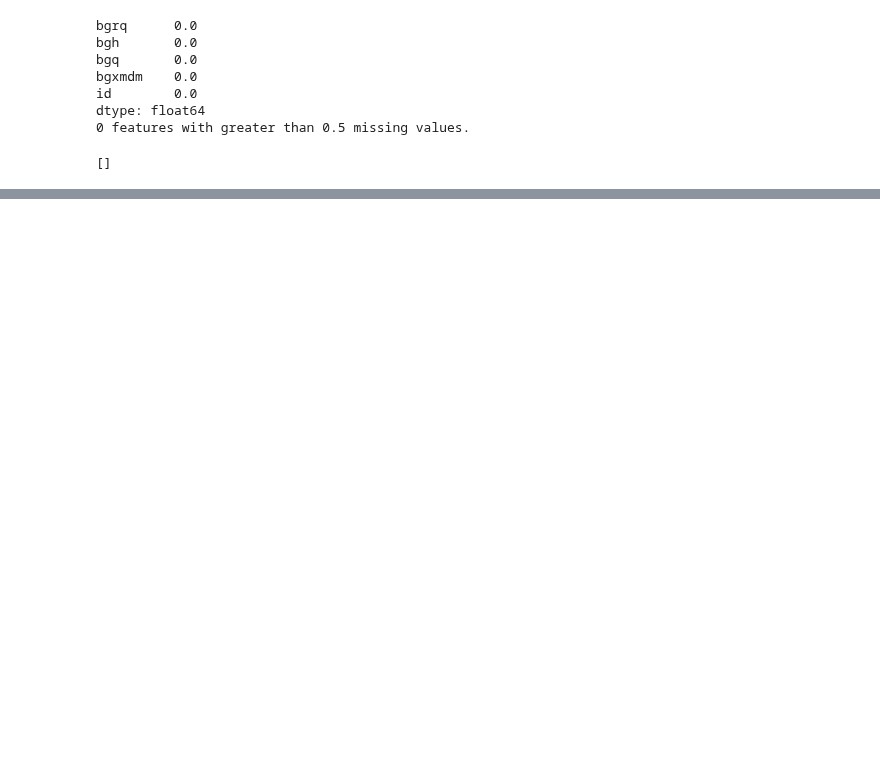
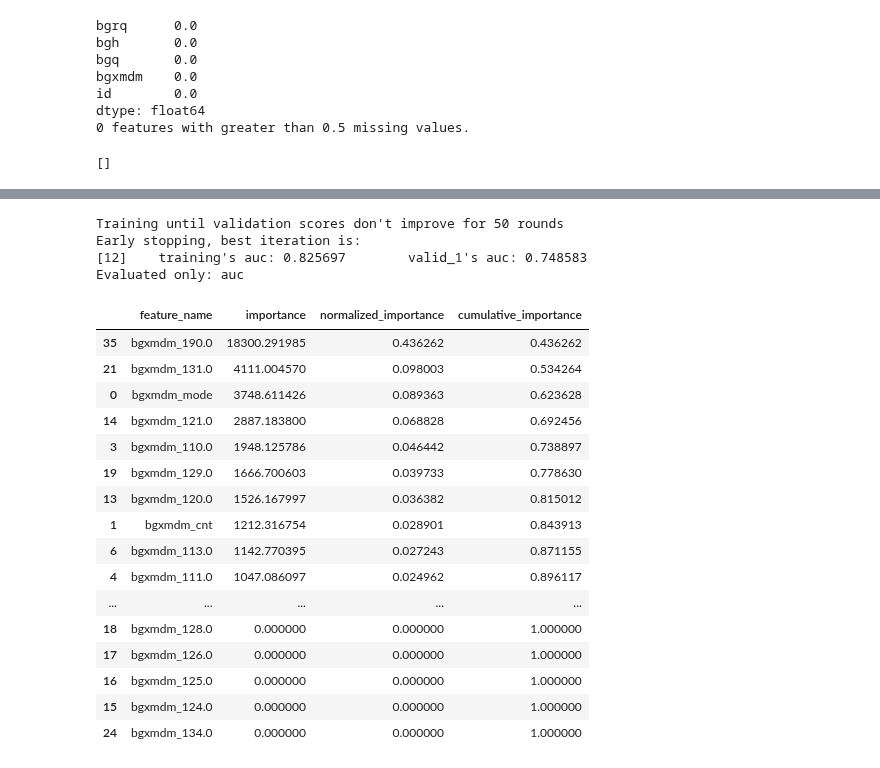
Before and after one commit to michaelzhouy/Competition, a Jupyter notebook: 04-DataFountain/00-CCF/02-企业非法集资风险预测/train/EDA/数据集4：change_info.csv.ipynb, the cells around one changed output, grey strips where cells are left out. Drawn from its saved outputs; the diff is of its cells as text; code cells hidden in the pictures; blank space fills up the shorter version.

```diff
--- a/04-DataFountain/00-CCF/02-企业非法集资风险预测/train/EDA/数据集4：change_info.csv.ipynb
+++ b/04-DataFountain/00-CCF/02-企业非法集资风险预测/train/EDA/数据集4：change_info.csv.ipynb
@@ -55,0 +121,6 @@ dtype: float64
+# %%
+X_train, X_valid, y_train, y_valid = train_test_split(train, y, test_size=0.25, random_state=2020)
+
+cols = X_train.columns
+useful_dict, useless_dict, useful_cols, useless_cols = auc_select(X_train, y_train, X_valid, y_valid, cols, threshold=0.52)
+print('AUC useless_cols: \n', useless_cols)
@@ -55,0 +145,62 @@ dtype: float64
+# %%
+dtrain = lgb.Dataset(X_train, y_train)
+dvalid = lgb.Dataset(X_valid, y_valid, reference=dtrain)
+# %%
+params = {
+    'objective': 'binary',
+    'boosting': 'gbdt',
+    'metric': 'auc',
+#     'metric': 'None',  # 用自定义评估函数是将metric设置为'None'
+    'learning_rate': 0.1,
+    'num_leaves': 31,
+    'lambda_l1': 0,
+    'lambda_l2': 1,
+    'num_threads': 23,
+    'min_data_in_leaf': 20,
+    'first_metric_only': True,
+    'is_unbalance': True,
+    'max_depth': -1,
+    'seed': 2020
+}
+
+valid_model = lgb.train(
+    params,
+    dtrain,
+    valid_sets=[dtrain, dvalid],
+    early_stopping_rounds=50,
+    verbose_eval=300
+)
+# %% [output]
+Training until validation scores don't improve for 50 rounds
+Early stopping, best iteration is:
+[12]    training's auc: 0.825697        valid_1's auc: 0.748583
+Evaluated only: auc
+# %%
+importance = valid_model.feature_importance(importance_type='gain')
+feature_name = valid_model.feature_name()
+
+df_importance = pd.DataFrame({
+    'feature_name': feature_name,
+    'importance': importance
+}).sort_values(by='importance', ascending=False)
+df_importance['normalized_importance'] = df_importance['importance'] / df_importance['importance'].sum()
+df_importance['cumulative_importance'] = np.cumsum(df_importance['normalized_importance'])
+df_importance
+# %% [output]
+|  | feature_name | importance | normalized_importance | cumulative_importance |
+| 35 | bgxmdm_190.0 | 18300.291985 | 0.436262 | 0.436262 |
+| 21 | bgxmdm_131.0 | 4111.004570 | 0.098003 | 0.534264 |
+| 0 | bgxmdm_mode | 3748.611426 | 0.089363 | 0.623628 |
+| 14 | bgxmdm_121.0 | 2887.183800 | 0.068828 | 0.692456 |
+| 3 | bgxmdm_110.0 | 1948.125786 | 0.046442 | 0.738897 |
+| 19 | bgxmdm_129.0 | 1666.700603 | 0.039733 | 0.778630 |
+| 13 | bgxmdm_120.0 | 1526.167997 | 0.036382 | 0.815012 |
+| 1 | bgxmdm_cnt | 1212.316754 | 0.028901 | 0.843913 |
+| 6 | bgxmdm_113.0 | 1142.770395 | 0.027243 | 0.871155 |
+| 4 | bgxmdm_111.0 | 1047.086097 | 0.024962 | 0.896117 |
+| ... | ... | ... | ... | ... |
+| 18 | bgxmdm_128.0 | 0.000000 | 0.000000 | 1.000000 |
+| 17 | bgxmdm_126.0 | 0.000000 | 0.000000 | 1.000000 |
+| 16 | bgxmdm_125.0 | 0.000000 | 0.000000 | 1.000000 |
+| 15 | bgxmdm_124.0 | 0.000000 | 0.000000 | 1.000000 |
+| 24 | bgxmdm_134.0 | 0.000000 | 0.000000 | 1.000000 |
```
Also changed, not shown: parts of 14 cells of this notebook.
